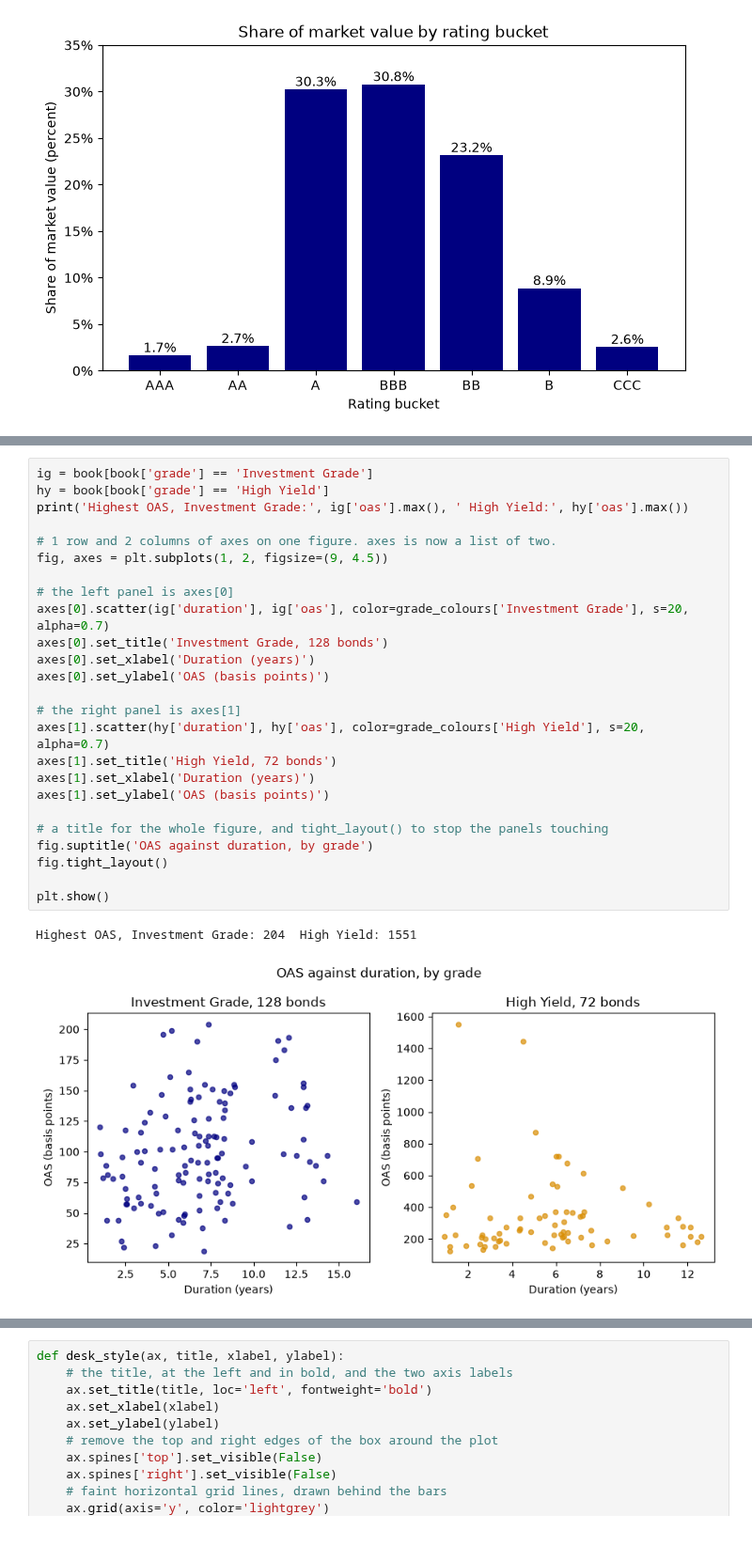
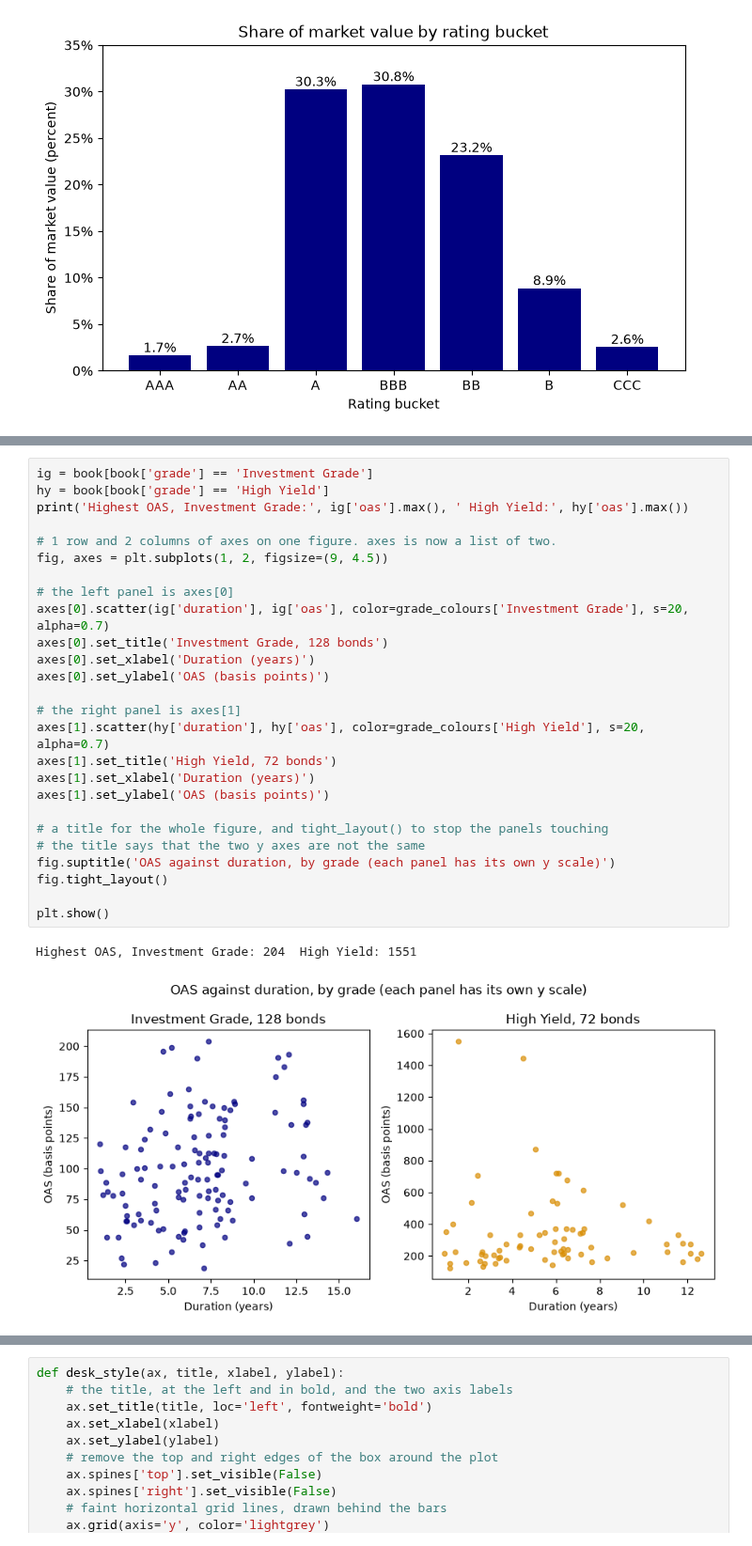
Before and after one commit to lenamonj/python-fixed-income, a Jupyter notebook: course1_python_foundations/week3/day2/12_visualization_more.ipynb, the cells around one changed output, grey strips where cells are left out. Shown at 94% size. Cells and saved outputs as stored; diff of their text form.

```diff
--- a/course1_python_foundations/week3/day2/12_visualization_more.ipynb
+++ b/course1_python_foundations/week3/day2/12_visualization_more.ipynb
@@ -1148,31 +1263,32 @@ Q. Draw OAS against duration in two panels, one for each grade.
 # %%
 ig = book[book['grade'] == 'Investment Grade']
 hy = book[book['grade'] == 'High Yield']
 print('Highest OAS, Investment Grade:', ig['oas'].max(), ' High Yield:', hy['oas'].max())
 
 # 1 row and 2 columns of axes on one figure. axes is now a list of two.
 fig, axes = plt.subplots(1, 2, figsize=(9, 4.5))
 
 # the left panel is axes[0]
 axes[0].scatter(ig['duration'], ig['oas'], color=grade_colours['Investment Grade'], s=20, alpha=0.7)
 axes[0].set_title('Investment Grade, 128 bonds')
 axes[0].set_xlabel('Duration (years)')
 axes[0].set_ylabel('OAS (basis points)')
 
 # the right panel is axes[1]
 axes[1].scatter(hy['duration'], hy['oas'], color=grade_colours['High Yield'], s=20, alpha=0.7)
 axes[1].set_title('High Yield, 72 bonds')
 axes[1].set_xlabel('Duration (years)')
 axes[1].set_ylabel('OAS (basis points)')
 
 # a title for the whole figure, and tight_layout() to stop the panels touching
-fig.suptitle('OAS against duration, by grade')
+# the title says that the two y axes are not the same
+fig.suptitle('OAS against duration, by grade (each panel has its own y scale)')
 fig.tight_layout()
 
 plt.show()
 # %% [output]
 Highest OAS, Investment Grade: 204  High Yield: 1551
-[figure, old version]
+[figure, new version]
 # %% [markdown]
 * Two panels on one figure. The Investment Grade panel shows the mild upward tilt of section 12.2, which was hard to see when those points were squeezed along the bottom of a shared chart.
 * Read the two y axes before comparing. The left one stops just above 204 basis points and the right one runs past 1,551. Each panel has its own scale, so the two clouds look equally tall and are not.
```
Also changed, not shown: parts of 28 cells of this notebook, 38 other files.
